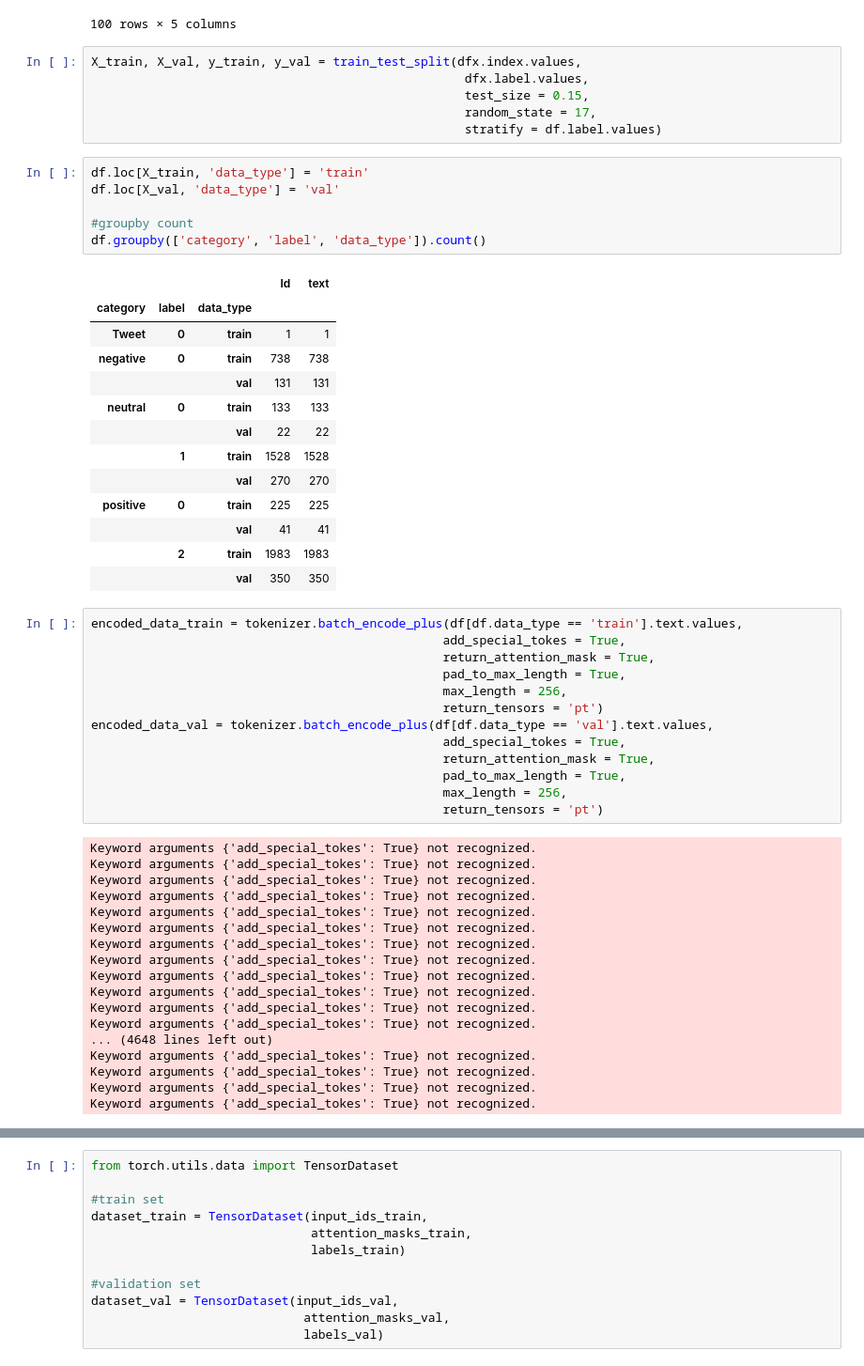
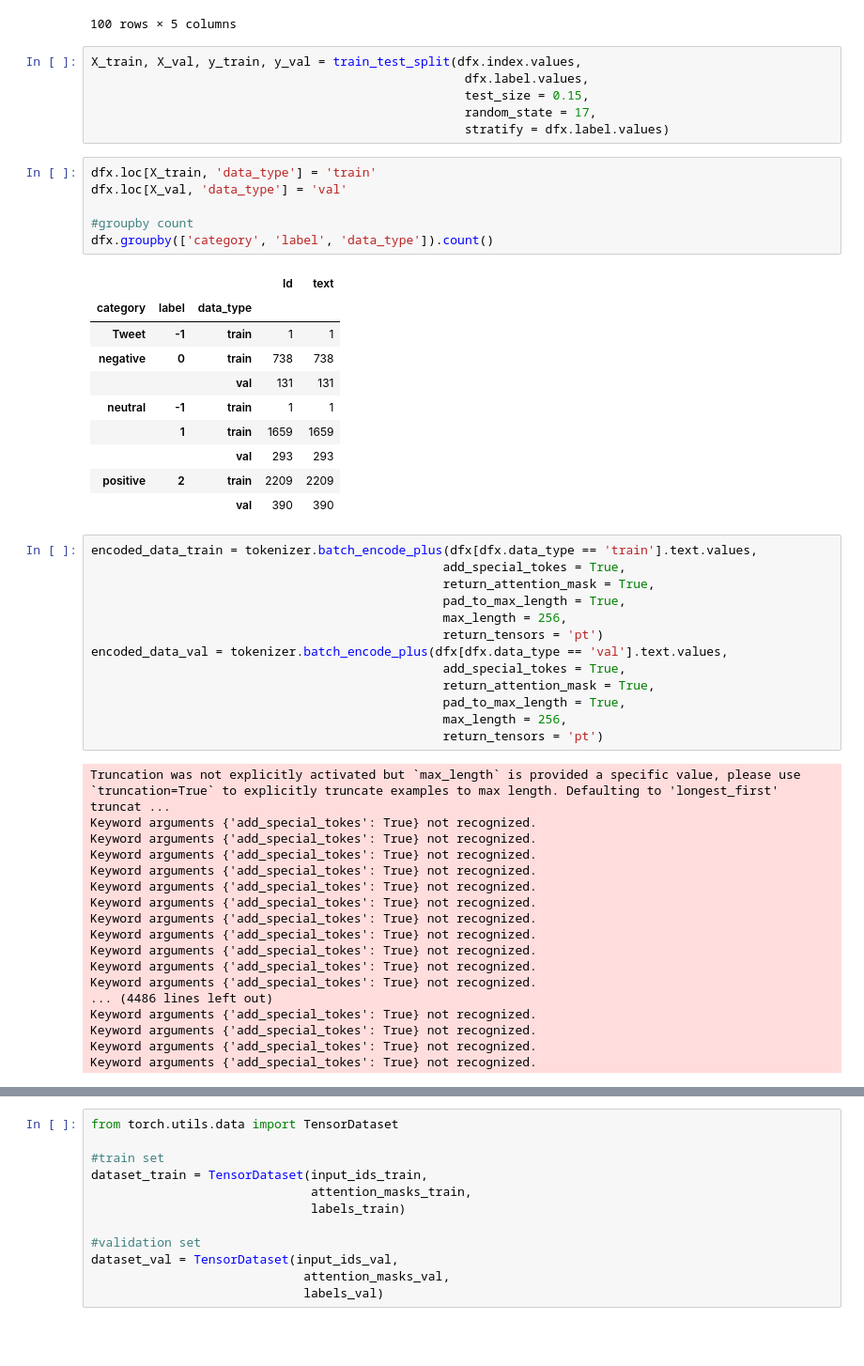
Before and after one commit to adhamghazali/nlp, a Jupyter notebook: transformer.ipynb, the cells around one changed output, grey strips where cells are left out. Shown at 94% size. Saved outputs shown, nothing was run; the diff lists cells and outputs as text; blank space fills up the shorter version.

```diff
--- a/transformer.ipynb
+++ b/transformer.ipynb
@@ -126,41 +126,39 @@ X_train, X_val, y_train, y_val = train_test_split(dfx.index.values,
                                                    dfx.label.values,
                                                    test_size = 0.15,
                                                    random_state = 17,
-                                                   stratify = df.label.values)
+                                                   stratify = dfx.label.values)
 # %%
-df.loc[X_train, 'data_type'] = 'train'
-df.loc[X_val, 'data_type'] = 'val'
+dfx.loc[X_train, 'data_type'] = 'train'
+dfx.loc[X_val, 'data_type'] = 'val'
 
 #groupby count
-df.groupby(['category', 'label', 'data_type']).count()
+dfx.groupby(['category', 'label', 'data_type']).count()
 # %% [output]
 |  |  |  | Id | text |
 | category | label | data_type |  |  |
-| Tweet | 0 | train | 1 | 1 |
+| Tweet | -1 | train | 1 | 1 |
 | negative | 0 | train | 738 | 738 |
 |  |  | val | 131 | 131 |
-| neutral | 0 | train | 133 | 133 |
-|  |  | val | 22 | 22 |
-|  | 1 | train | 1528 | 1528 |
-|  |  | val | 270 | 270 |
-| positive | 0 | train | 225 | 225 |
-|  |  | val | 41 | 41 |
-|  | 2 | train | 1983 | 1983 |
-|  |  | val | 350 | 350 |
+| neutral | -1 | train | 1 | 1 |
+|  | 1 | train | 1659 | 1659 |
+|  |  | val | 293 | 293 |
+| positive | 2 | train | 2209 | 2209 |
+|  |  | val | 390 | 390 |
 # %%
-encoded_data_train = tokenizer.batch_encode_plus(df[df.data_type == 'train'].text.values,
+encoded_data_train = tokenizer.batch_encode_plus(dfx[dfx.data_type == 'train'].text.values,
                                                 add_special_tokes = True,
                                                 return_attention_mask = True,
                                                 pad_to_max_length = True,
                                                 max_length = 256,
                                                 return_tensors = 'pt')
-encoded_data_val = tokenizer.batch_encode_plus(df[df.data_type == 'val'].text.values,
+encoded_data_val = tokenizer.batch_encode_plus(dfx[dfx.data_type == 'val'].text.values,
                                                 add_special_tokes = True,
                                                 return_attention_mask = True,
                                                 pad_to_max_length = True,
                                                 max_length = 256,
                                                 return_tensors = 'pt')
 # %% [output]
+Truncation was not explicitly activated but `max_length` is provided a specific value, please use `truncation=True` to explicitly truncate examples to max length. Defaulting to 'longest_first' truncat ...
 Keyword arguments {'add_special_tokes': True} not recognized.
 Keyword arguments {'add_special_tokes': True} not recognized.
 Keyword arguments {'add_special_tokes': True} not recognized.
@@ -172,8 +170,7 @@ Keyword arguments {'add_special_tokes': True} not recognized.
 Keyword arguments {'add_special_tokes': True} not recognized.
 Keyword arguments {'add_special_tokes': True} not recognized.
 Keyword arguments {'add_special_tokes': True} not recognized.
-Keyword arguments {'add_special_tokes': True} not recognized.
-... (4648 lines left out)
+... (4486 lines left out)
 Keyword arguments {'add_special_tokes': True} not recognized.
 Keyword arguments {'add_special_tokes': True} not recognized.
 Keyword arguments {'add_special_tokes': True} not recognized.
```
Also changed, not shown: parts of 10 cells of this notebook.
